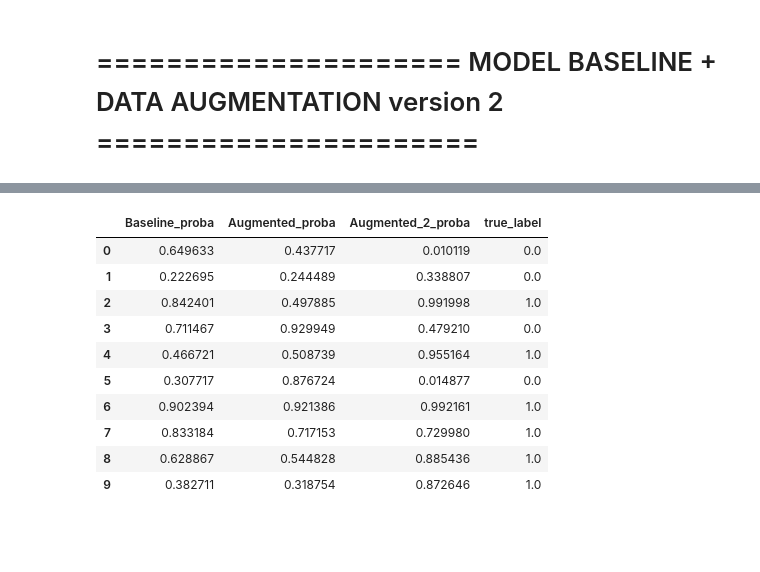
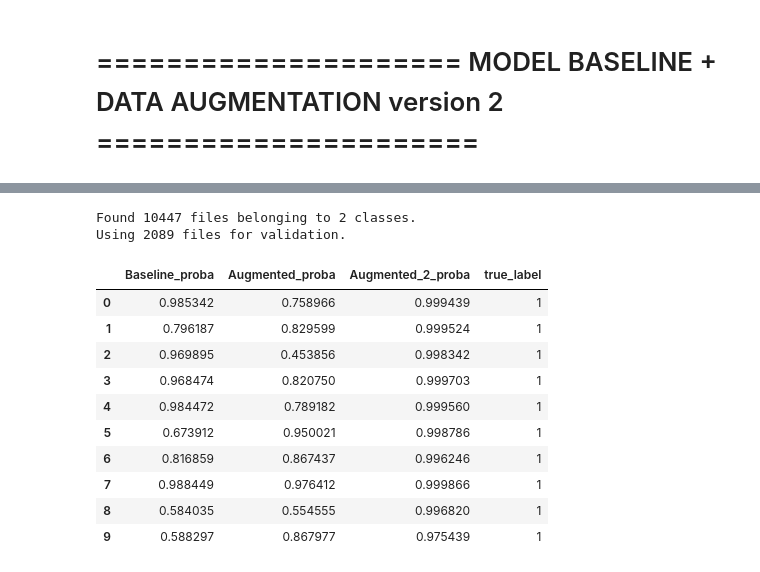
Before and after one commit to ClemPera/Kinoko, a Jupyter notebook: Notebooks/baseline.ipynb, the cells around one changed output, grey strips where cells are left out. Cells and saved outputs as stored; diff of their text form; code cells hidden in the pictures; blank space fills up the shorter version.

```diff
--- a/Notebooks/baseline.ipynb
+++ b/Notebooks/baseline.ipynb
@@ -155,7 +155,7 @@ train_ds = image_dataset_from_directory(
     subset= "training",
     seed=123,
     image_size=(128, 128),
-    batch_size=batch_size),
+    batch_size=batch_size)
 
 
 # We define a second one for the test data
@@ -602,63 +602,50 @@ display(baseline.evaluate(val_ds), augmented.evaluate(val_ds), augmented_2.evalu
 # %%
 # ░░ 🔮 Prediction ░░
 
-# # preds_base = probability that the image belongs to class 1
-# preds_base = baseline.predict(val_ds, verbose=0)
-
-# # preds_aug = probability that the image belongs to class 1
-# preds_augm = augmented.predict(val_ds, verbose=0)
-
-# # preds_aug_2 = probability that the image belongs to class 1
-# preds_augm_2 = augmented_2.predict(val_ds, verbose=0)
-
-# df_prediction = pd.DataFrame({
-#     "Baseline": preds_base.flatten(),
-#     "Augmented": preds_augm.flatten(),
-#     "Augmented_2": preds_augm_2.flatten(),
-# })
-
-# display(df_prediction.head(10))
-
-all_images, all_labels = [], []
-
-for images, labels in val_ds:
-    all_images.append(images.numpy())
-    all_labels.append(labels.numpy())
-
-all_images = np.concatenate(all_images, axis=0)
-all_labels = np.concatenate(all_labels, axis=0).flatten()
-
+val_ds_predict = image_dataset_from_directory(
+    dataset_dir,
+    labels="inferred", # or class_names=["poisonous", "edible"]
+    label_mode="binary",
+    validation_split= 0.2,
+    subset= "validation",
+    seed=123,
+    image_size=(128, 128),
+    batch_size=batch_size,
+    shuffle=False)
 
 # preds_base = probability that the image belongs to class 1
-preds_base = baseline.predict(all_images, verbose=0)
+preds_base = baseline.predict(val_ds_predict , verbose=0)
 
 # preds_aug = probability that the image belongs to class 1
-preds_augm = augmented.predict(all_images, verbose=0)
+preds_augm = augmented.predict(val_ds_predict , verbose=0)
 
 # preds_aug_2 = probability that the image belongs to class 1
-preds_augm_2 = augmented_2.predict(all_images, verbose=0)
+preds_augm_2 = augmented_2.predict(val_ds_predict, verbose=0)
 
+true_labels = np.concatenate([y for x, y in val_ds_predict ], axis=0).flatten()
 
 df_prediction = pd.DataFrame({
     "Baseline_proba":    preds_base.flatten(),
     "Augmented_proba":   preds_augm.flatten(),
     "Augmented_2_proba": preds_augm_2.flatten(),
-    "true_label":        all_labels,
+    "true_label":        true_labels.astype(int),
 })
 
 display(df_prediction.head(10))
 # %% [output]
+Found 10447 files belonging to 2 classes.
+Using 2089 files for validation.
 |  | Baseline_proba | Augmented_proba | Augmented_2_proba | true_label |
-| 0 | 0.649633 | 0.437717 | 0.010119 | 0.0 |
-| 1 | 0.222695 | 0.244489 | 0.338807 | 0.0 |
-| 2 | 0.842401 | 0.497885 | 0.991998 | 1.0 |
-| 3 | 0.711467 | 0.929949 | 0.479210 | 0.0 |
-| 4 | 0.466721 | 0.508739 | 0.955164 | 1.0 |
-| 5 | 0.307717 | 0.876724 | 0.014877 | 0.0 |
-| 6 | 0.902394 | 0.921386 | 0.992161 | 1.0 |
-| 7 | 0.833184 | 0.717153 | 0.729980 | 1.0 |
-| 8 | 0.628867 | 0.544828 | 0.885436 | 1.0 |
-| 9 | 0.382711 | 0.318754 | 0.872646 | 1.0 |
+| 0 | 0.985342 | 0.758966 | 0.999439 | 1 |
+| 1 | 0.796187 | 0.829599 | 0.999524 | 1 |
+| 2 | 0.969895 | 0.453856 | 0.998342 | 1 |
+| 3 | 0.968474 | 0.820750 | 0.999703 | 1 |
+| 4 | 0.984472 | 0.789182 | 0.999560 | 1 |
+| 5 | 0.673912 | 0.950021 | 0.998786 | 1 |
+| 6 | 0.816859 | 0.867437 | 0.996246 | 1 |
+| 7 | 0.988449 | 0.976412 | 0.999866 | 1 |
+| 8 | 0.584035 | 0.554555 | 0.996820 | 1 |
+| 9 | 0.588297 | 0.867977 | 0.975439 | 1 |
 # %%
 # ░░ 🔮 Prediction Label 1 ░░
 # if > 0.5 → 1 else → 0
```
Also changed, not shown: parts of 14 cells of this notebook, 1 other file.
